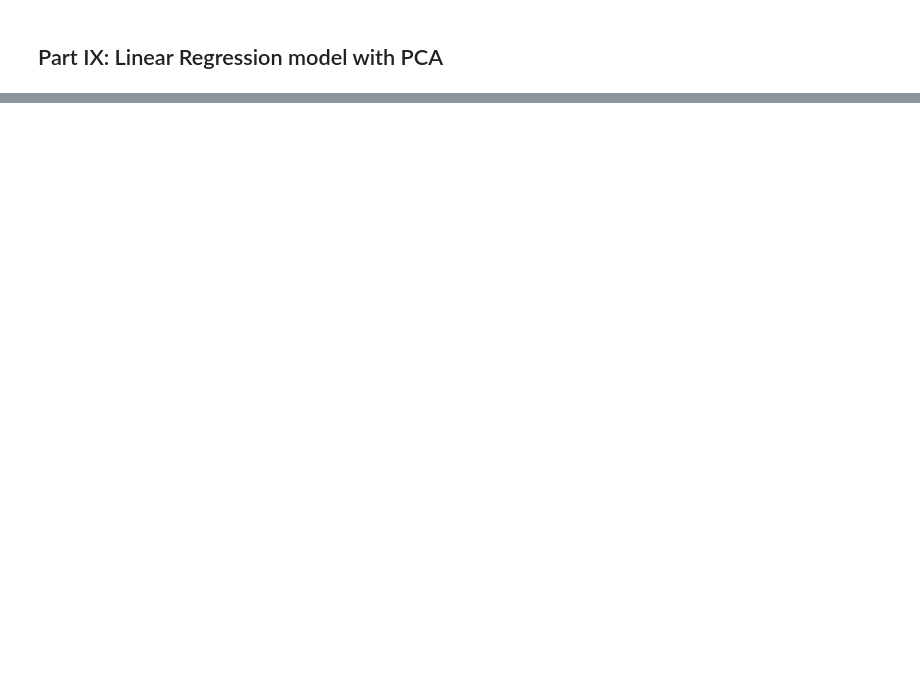
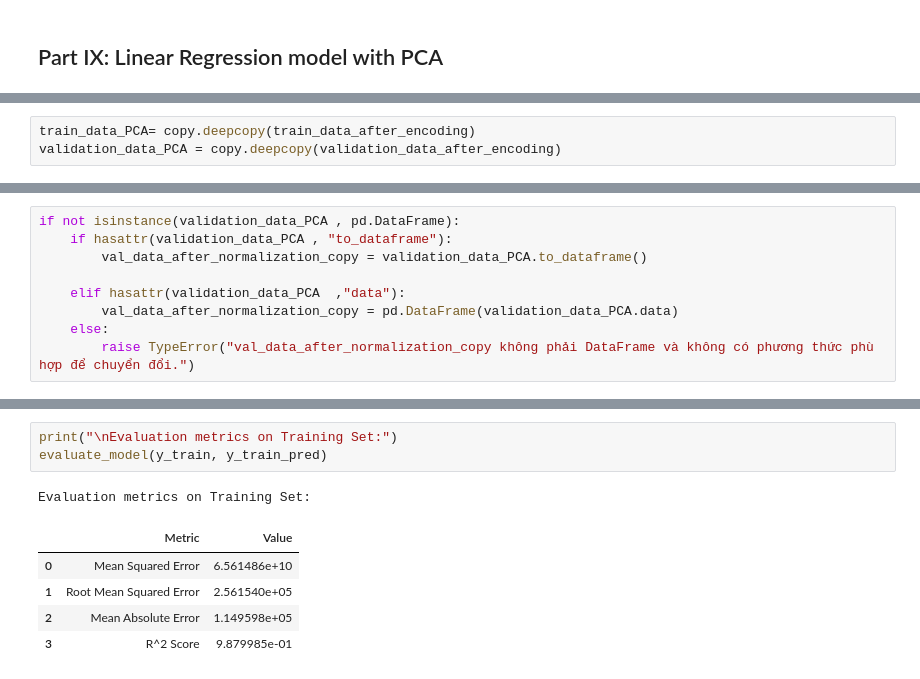
Before and after one commit to ductai05/Math-For-AI, a Jupyter notebook: merge.ipynb, the cells around one changed output, grey strips where cells are left out. Cells and saved outputs as stored; diff of their text form; blank space fills up the shorter version.

```diff
--- a/merge.ipynb
+++ b/merge.ipynb
@@ -1535,0 +1802,3 @@ plt.show()
+# %%
+train_data_PCA= copy.deepcopy(train_data_after_encoding)
+validation_data_PCA = copy.deepcopy(validation_data_after_encoding)
@@ -1535,0 +1904,9 @@ plt.show()
+# %%
+if not isinstance(validation_data_PCA , pd.DataFrame):
+    if hasattr(validation_data_PCA , "to_dataframe"):
+        val_data_after_normalization_copy = validation_data_PCA.to_dataframe()
+
+    elif hasattr(validation_data_PCA  ,"data"):
+        val_data_after_normalization_copy = pd.DataFrame(validation_data_PCA.data)
+    else:
+        raise TypeError("val_data_after_normalization_copy không phải DataFrame và không có phương thức phù hợp để chuyển đổi.")
@@ -1535,0 +2119,10 @@ plt.show()
+# %%
+print("\nEvaluation metrics on Training Set:")
+evaluate_model(y_train, y_train_pred)
+# %% [output]
+Evaluation metrics on Training Set:
+|  | Metric | Value |
+| 0 | Mean Squared Error | 6.561486e+10 |
+| 1 | Root Mean Squared Error | 2.561540e+05 |
+| 2 | Mean Absolute Error | 1.149598e+05 |
+| 3 | R^2 Score | 9.879985e-01 |
```
Also changed, not shown: parts of 40 cells of this notebook.
